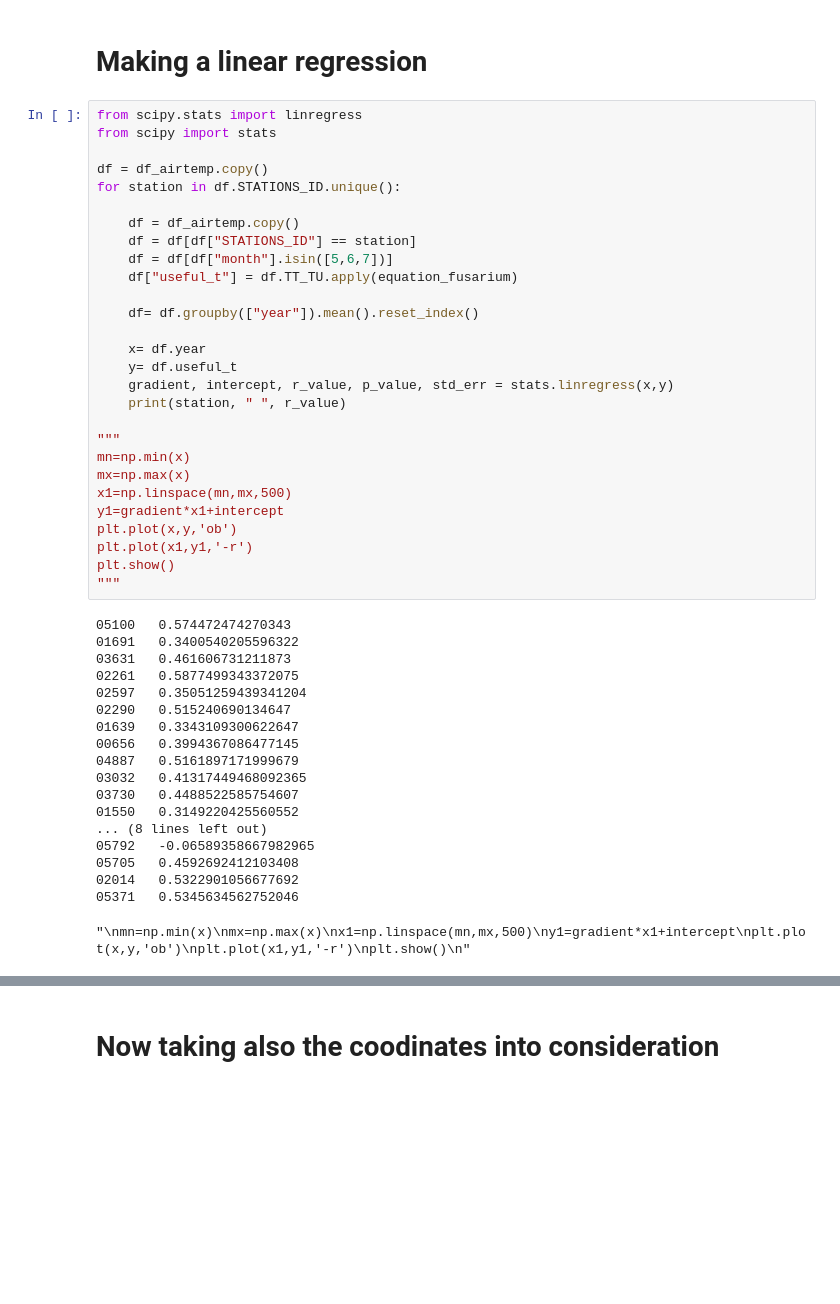
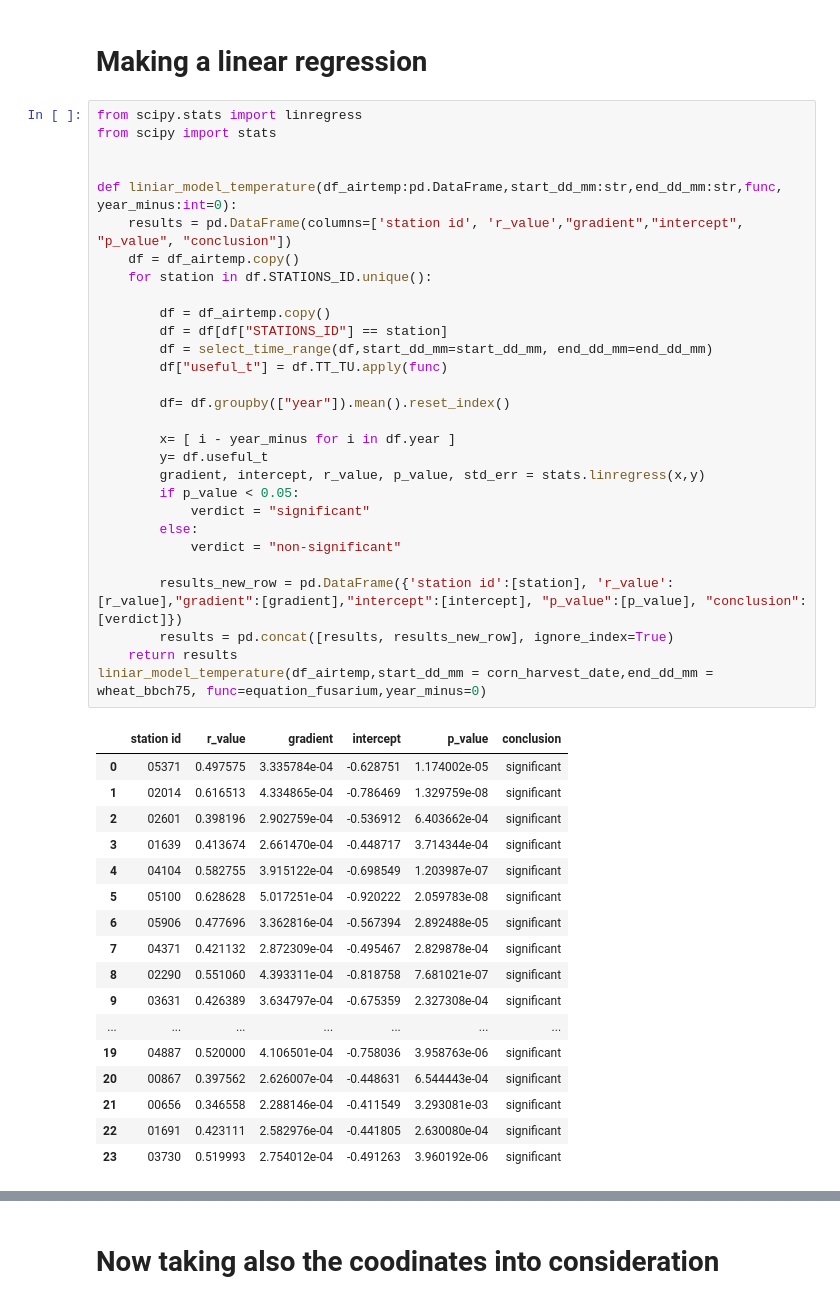
Before and after one commit to serbanradulescu/master_thesis, a Jupyter notebook: project.ipynb, the cells around one changed output, grey strips where cells are left out. Cells and saved outputs as stored; diff of their text form; blank space fills up the shorter version.

Commit message:
feature: lm models

```diff
--- a/project.ipynb
+++ b/project.ipynb
@@ -279,47 +274,47 @@ ValueError: Failed to find font DejaVu Sans:style=normal:variant=normal:weight=n
 # %%
 from scipy.stats import linregress
 from scipy import stats
 
-df = df_airtemp.copy()
-for station in df.STATIONS_ID.unique():
 
+def liniar_model_temperature(df_airtemp:pd.DataFrame,start_dd_mm:str,end_dd_mm:str,func, year_minus:int=0):
+    results = pd.DataFrame(columns=['station id', 'r_value',"gradient","intercept", "p_value", "conclusion"])
     df = df_airtemp.copy()
-    df = df[df["STATIONS_ID"] == station]
-    df = df[df["month"].isin([5,6,7])]
-    df["useful_t"] = df.TT_TU.apply(equation_fusarium)
+    for station in df.STATIONS_ID.unique():
 
-    df= df.groupby(["year"]).mean().reset_index()
+        df = df_airtemp.copy()
+        df = df[df["STATIONS_ID"] == station]
+        df = select_time_range(df,start_dd_mm=start_dd_mm, end_dd_mm=end_dd_mm)
+        df["useful_t"] = df.TT_TU.apply(func)
 
-    x= df.year
-    y= df.useful_t
-    gradient, intercept, r_value, p_value, std_err = stats.linregress(x,y)
-    print(station, " ", r_value)
+        df= df.groupby(["year"]).mean().reset_index()
 
-"""
-mn=np.min(x)
-mx=np.max(x)
-x1=np.linspace(mn,mx,500)
-y1=gradient*x1+intercept
-plt.plot(x,y,'ob')
-plt.plot(x1,y1,'-r')
-plt.show()
-"""
+        x= [ i - year_minus for i in df.year ]
+        y= df.useful_t
+        gradient, intercept, r_value, p_value, std_err = stats.linregress(x,y)
+        if p_value < 0.05:
+            verdict = "significant"
+        else:
+            verdict = "non-significant"
+
+        results_new_row = pd.DataFrame({'station id':[station], 'r_value':[r_value],"gradient":[gradient],"intercept":[intercept], "p_value":[p_value], "conclusion":[verdict]})
+        results = pd.concat([results, results_new_row], ignore_index=True)
+    return results
+liniar_model_temperature(df_airtemp,start_dd_mm = corn_harvest_date,end_dd_mm = wheat_bbch75, func=equation_fusarium,year_minus=0)
 # %% [output]
-05100   0.574472474270343
-01691   0.3400540205596322
-03631   0.461606731211873
-02261   0.5877499343372075
-02597   0.35051259439341204
-02290   0.515240690134647
-01639   0.3343109300622647
-00656   0.3994367086477145
-04887   0.5161897171999679
-03032   0.41317449468092365
-03730   0.4488522585754607
-01550   0.3149220425560552
-... (8 lines left out)
-05792   -0.06589358667982965
-05705   0.4592692412103408
-02014   0.5322901056677692
-05371   0.5345634562752046
-"\nmn=np.min(x)\nmx=np.max(x)\nx1=np.linspace(mn,mx,500)\ny1=gradient*x1+intercept\nplt.plot(x,y,'ob')\nplt.plot(x1,y1,'-r')\nplt.show()\n"
+|  | station id | r_value | gradient | intercept | p_value | conclusion |
+| 0 | 05371 | 0.497575 | 3.335784e-04 | -0.628751 | 1.174002e-05 | significant |
+| 1 | 02014 | 0.616513 | 4.334865e-04 | -0.786469 | 1.329759e-08 | significant |
+| 2 | 02601 | 0.398196 | 2.902759e-04 | -0.536912 | 6.403662e-04 | significant |
+| 3 | 01639 | 0.413674 | 2.661470e-04 | -0.448717 | 3.714344e-04 | significant |
+| 4 | 04104 | 0.582755 | 3.915122e-04 | -0.698549 | 1.203987e-07 | significant |
+| 5 | 05100 | 0.628628 | 5.017251e-04 | -0.920222 | 2.059783e-08 | significant |
+| 6 | 05906 | 0.477696 | 3.362816e-04 | -0.567394 | 2.892488e-05 | significant |
+| 7 | 04371 | 0.421132 | 2.872309e-04 | -0.495467 | 2.829878e-04 | significant |
+| 8 | 02290 | 0.551060 | 4.393311e-04 | -0.818758 | 7.681021e-07 | significant |
+| 9 | 03631 | 0.426389 | 3.634797e-04 | -0.675359 | 2.327308e-04 | significant |
+| ... | ... | ... | ... | ... | ... | ... |
+| 19 | 04887 | 0.520000 | 4.106501e-04 | -0.758036 | 3.958763e-06 | significant |
+| 20 | 00867 | 0.397562 | 2.626007e-04 | -0.448631 | 6.544443e-04 | significant |
+| 21 | 00656 | 0.346558 | 2.288146e-04 | -0.411549 | 3.293081e-03 | significant |
+| 22 | 01691 | 0.423111 | 2.582976e-04 | -0.441805 | 2.630080e-04 | significant |
+| 23 | 03730 | 0.519993 | 2.754012e-04 | -0.491263 | 3.960192e-06 | significant |
```
Also changed, not shown: parts of 5 cells of this notebook, 3 other files.
